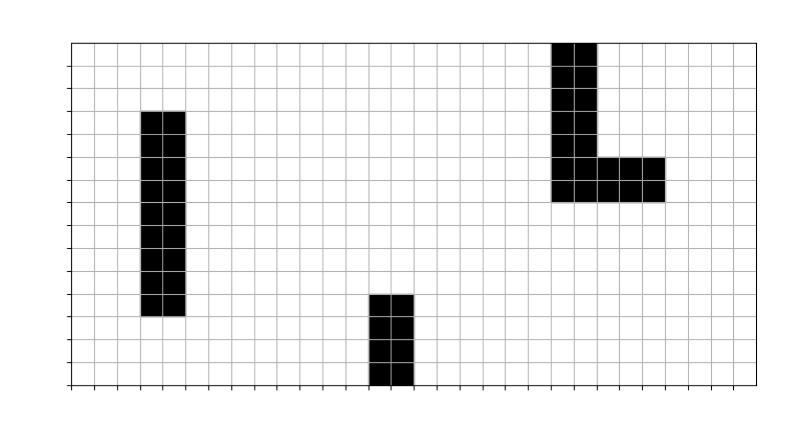
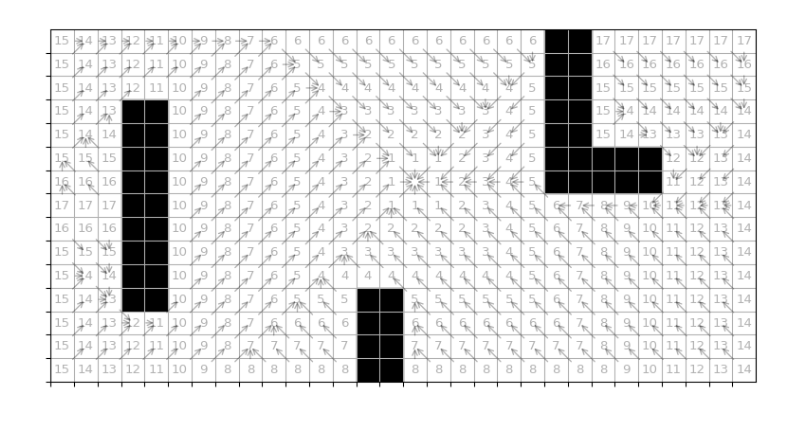
Before and after one commit to LijunSun90/beige, a Jupyter notebook: besiege.ipynb, the cells around one changed output. Drawn from its saved outputs; the diff is of its cells as text; code cells hidden in the pictures.

```diff
--- a/besiege.ipynb
+++ b/besiege.ipynb
@@ -37,6 +37,37 @@ for shape in CustomizedShape().walls['shape']:
     ax.add_patch(shape)
 # print(CustomizedShape().walls['position'])
 
+# Deploy background information.
+line_pathes = []
+# dot_cost_so_far = []
+dot_came_from_cost = []
+
+pathfinderObject = Pathfinder()
+pathfinderObject.breadth_first_search()
+
+# Draw the spread cost of the search algorithm.
+came_from = pathfinderObject.came_from.copy()
+cost_so_far = pathfinderObject.cost_so_far.copy()
+dot_came_from_cost.clear()
+while len(came_from) != 0:
+    item_came_from = came_from.popitem()
+    current = item_came_from[0]
+    parent = item_came_from[1]
+    item_cost_so_far = cost_so_far.get(current)
+    if parent != None:
+        dot_came_from_cost.append(plt.annotate(str(item_cost_so_far),
+                                               ha='center', va='center', alpha=0.3,
+                                               xytext=current,
+                                               xy=parent,
+                                               arrowprops={'arrowstyle': '->', 'alpha': 0.3}))
+    # Draw the spread cost of the search algorithm.
+#     dot_cost_so_far.clear()
+#     while len(cost_so_far) != 0:
+#         item = cost_so_far.popitem()
+#         pos = item[0]
+#         pos_cost = item[1]
+#         dot_cost_so_far.append(plt.annotate(str(pos_cost), xy=pos, ha='center', va='center', alpha=0.3))
+    # Generate data_robot.
 
 
 # Construct the scatter which we will update during animation
@@ -49,7 +80,7 @@ scatter_target = ax.scatter(data_target['position'][:, 0], data_target['position
                             s=256, lw=0.5,
                             edgecolors=data_target['color'], facecolors=data_target['color'],
                             marker=CustomizedShape().marker_target)
-lines = []
+
 
 
 
@@ -77,6 +108,7 @@ def init():
 #     data_target['position'][0] = np.around(np.asarray([[map_width*0.5, map_height*0.5]]))
     data_target['position'][0] = np.array(EnvSetup().nodes_target_initializer)
     data_target['color'] = np.repeat([[1., 0., 0., 1.]], n_target, axis=0)
+    return scatter_robot, scatter_target
 
 
 # Generate the data randomly.
@@ -109,9 +141,6 @@ def data_generator_random(frame_number=0):
 
 #
 def data_generator(frame_number=0):
-#     pass
-    pathfinderObject = Pathfinder()
-    pathfinderObject.breadth_first_search()
     # path = [[path_robot_1], [path_robot_2], ..., [path_robot_n]]
     path = []
     path_x = []
@@ -120,39 +149,42 @@ def data_generator(frame_number=0):
         path.append(pathfinderObject.reconstruct_path(tuple(data_robot['position'][robot_i])))
         path_x.append([path[robot_i][ix][0] for ix in range(len(path[robot_i]))])
         path_y.append([path[robot_i][ix][1] for ix in range(len(path[robot_i]))])
-    # Generate data_robot.
+
+    # Draw the path of each robot.
+    line_pathes.clear()
+    for ix in np.arange(len(path_x)):
+        line_pathes.append(plt.plot(path_x[ix], path_y[ix], '--', lw=1))
+    #
     while path != []:
-        #
-        lines.clear()
-        for ix in np.arange(len(path_x)):
-            lines.append(plt.plot(path_x[ix], path_y[ix], '--', lw=1))
         #
         for robot_i  in np.arange(n_robot):
             try:
                 data_robot['position'][robot_i] = path[robot_i].pop()
             except IndexError:
                 pass
         yield data_robot
 
 
 #
 def update(data):
 
     # Update the scatter collection, with the new colors and positions.
     # Update robots.
     scatter_robot.set_edgecolors(data_robot['color'])
     scatter_robot.set_facecolors(data_robot['color'])
     scatter_robot.set_offsets(data_robot['position'])
     # Update targets.
     scatter_target.set_edgecolors(data_target['color'])
     scatter_target.set_facecolors(data_target['color'])
     scatter_target.set_offsets(data_target['position'])
 
+    return scatter_robot, scatter_target
+
 
 
 # Construct the animation, using the update function as the animation director.
 ani = animation.FuncAnimation(fig, update, data_generator, interval=100, init_func=init,
-                                   repeat=False)
+                                   repeat=False, blit=True)
 plt.show()
 # %% [output]
-[figure, old version]
+[figure, new version]
```
Also changed, not shown: 4 other files.
